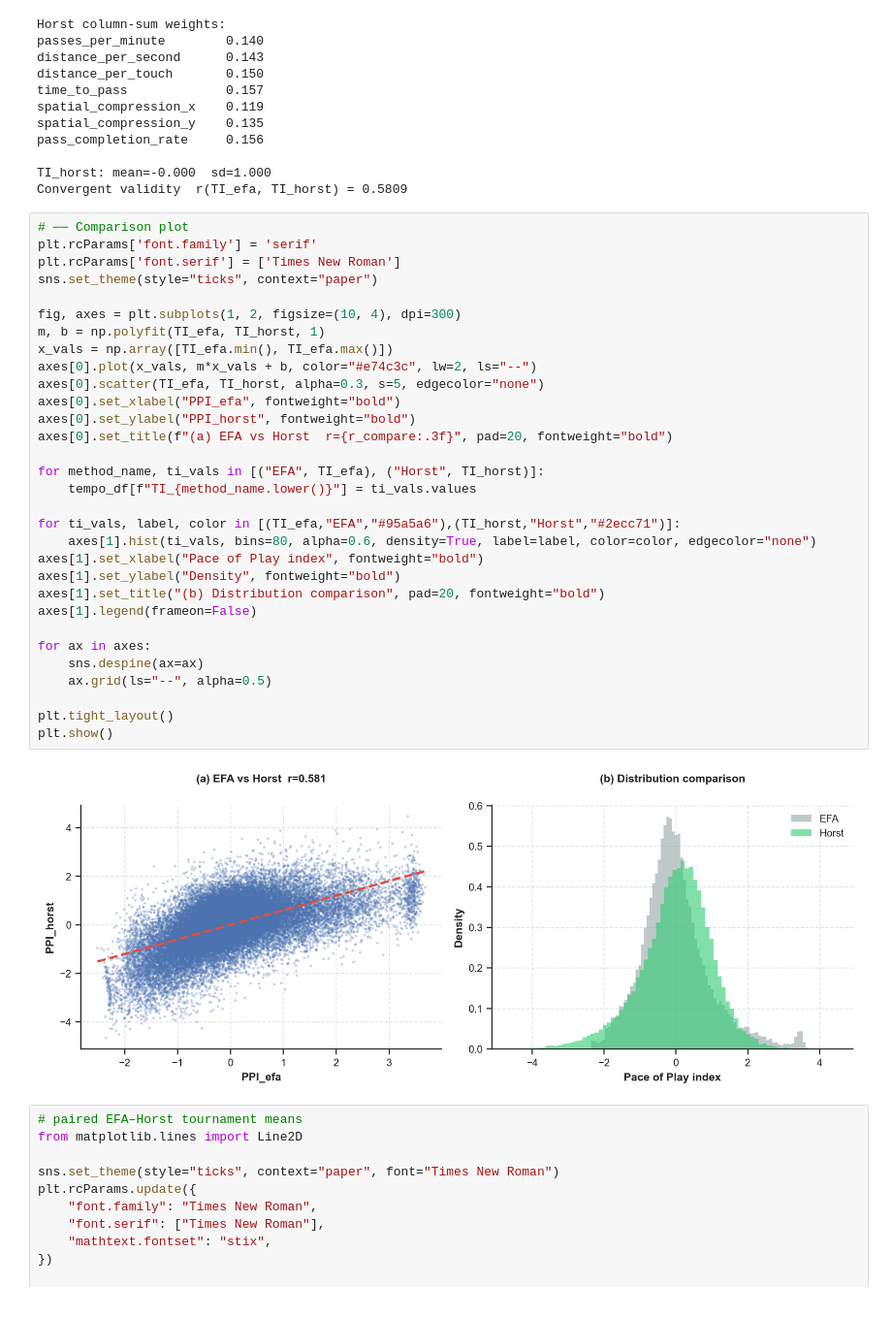
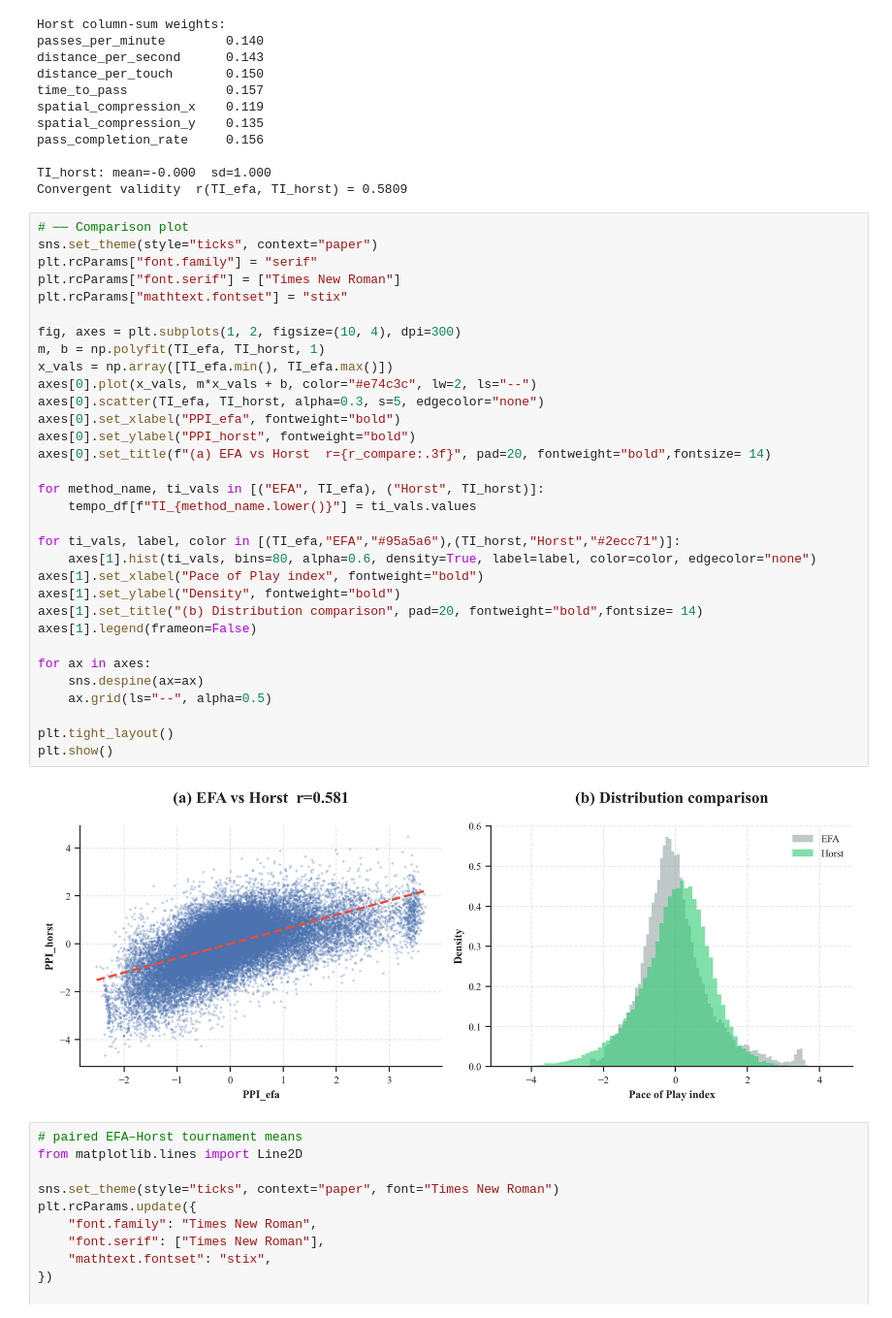
Before and after one commit to ouyang1030/football-pace, a Jupyter notebook: 2-compute-features.ipynb, the cells around one changed output. Shown at 97% size. Saved outputs shown, nothing was run; the diff lists cells and outputs as text.

```diff
--- a/2-compute-features.ipynb
+++ b/2-compute-features.ipynb
@@ -1331,37 +1331,38 @@ TI_horst: mean=-0.000  sd=1.000
 Convergent validity  r(TI_efa, TI_horst) = 0.5809
 # %%
 # ── Comparison plot
-plt.rcParams['font.family'] = 'serif'
-plt.rcParams['font.serif'] = ['Times New Roman']
 sns.set_theme(style="ticks", context="paper")
+plt.rcParams["font.family"] = "serif"
+plt.rcParams["font.serif"] = ["Times New Roman"]
+plt.rcParams["mathtext.fontset"] = "stix"
 
 fig, axes = plt.subplots(1, 2, figsize=(10, 4), dpi=300)
 m, b = np.polyfit(TI_efa, TI_horst, 1)
 x_vals = np.array([TI_efa.min(), TI_efa.max()])
 axes[0].plot(x_vals, m*x_vals + b, color="#e74c3c", lw=2, ls="--")
 axes[0].scatter(TI_efa, TI_horst, alpha=0.3, s=5, edgecolor="none")
 axes[0].set_xlabel("PPI_efa", fontweight="bold")
 axes[0].set_ylabel("PPI_horst", fontweight="bold")
-axes[0].set_title(f"(a) EFA vs Horst  r={r_compare:.3f}", pad=20, fontweight="bold")
+axes[0].set_title(f"(a) EFA vs Horst  r={r_compare:.3f}", pad=20, fontweight="bold",fontsize= 14)
 
 for method_name, ti_vals in [("EFA", TI_efa), ("Horst", TI_horst)]:
     tempo_df[f"TI_{method_name.lower()}"] = ti_vals.values
 
 for ti_vals, label, color in [(TI_efa,"EFA","#95a5a6"),(TI_horst,"Horst","#2ecc71")]:
     axes[1].hist(ti_vals, bins=80, alpha=0.6, density=True, label=label, color=color, edgecolor="none")
 axes[1].set_xlabel("Pace of Play index", fontweight="bold")
 axes[1].set_ylabel("Density", fontweight="bold")
-axes[1].set_title("(b) Distribution comparison", pad=20, fontweight="bold")
+axes[1].set_title("(b) Distribution comparison", pad=20, fontweight="bold",fontsize= 14)
 axes[1].legend(frameon=False)
 
 for ax in axes:
     sns.despine(ax=ax)
     ax.grid(ls="--", alpha=0.5)
 
 plt.tight_layout()
 plt.show()
 # %% [output]
-[figure, old version]
+[figure, new version]
 # %%
 # paired EFA–Horst tournament means
 from matplotlib.lines import Line2D
```
Also changed, not shown: 1 other file.
